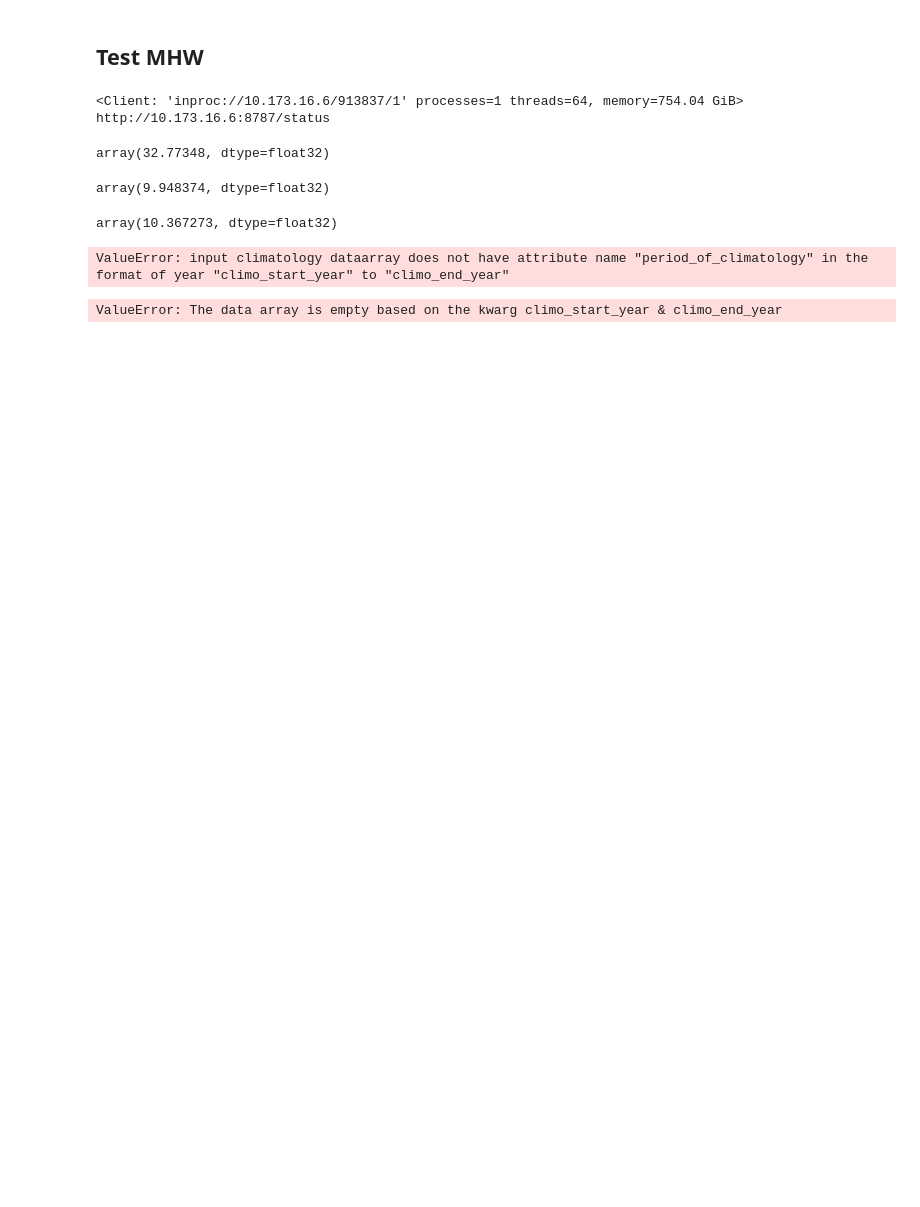
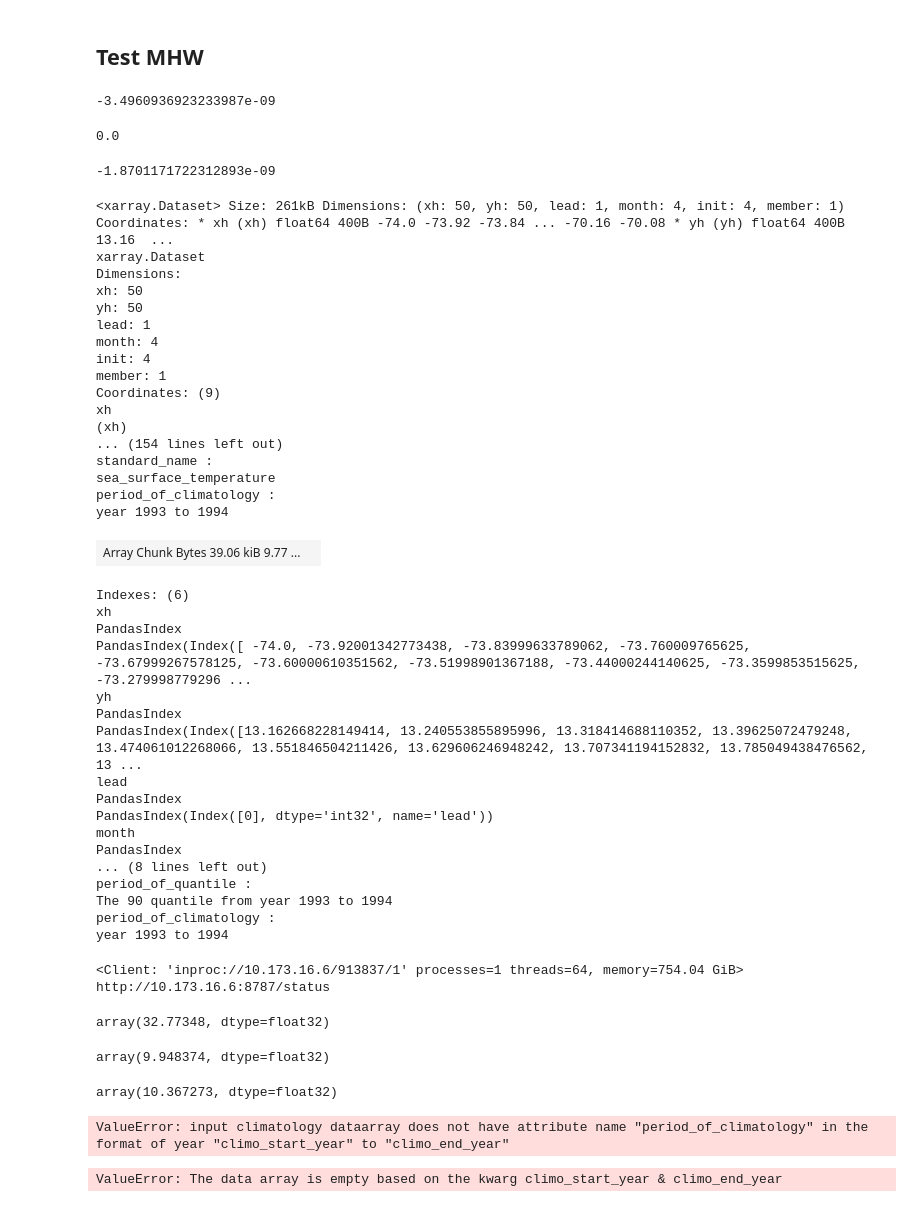
Before and after one commit to NOAA-CEFI-Portal/regional_mom6, a Jupyter notebook: mom6/notebook/mhw_module_test.ipynb, the cells around one changed output. Cells and saved outputs as stored; diff of their text form; code cells hidden in the pictures; blank space fills up the shorter version.

```diff
--- a/mom6/notebook/mhw_module_test.ipynb
+++ b/mom6/notebook/mhw_module_test.ipynb
@@ -7,6 +7,80 @@ from dask.distributed import Client
 from mom6.mom6_module import mom6_io
 from mom6.mom6_module import mom6_statistics
 from mom6.mom6_module import mom6_mhw
+# %%
+ClassForecast = mom6_io.MOM6Forecast(
+        var='tos',
+        data_relative_dir='forecast/',
+        static_relative_dir='static/',
+        grid='raw',
+        source='local'
+    )
+
+ds = ClassForecast.get_all()
+# %%
+ds = ds.rename({'geolon':'lon','geolat':'lat'})
+# %%
+class_mhw = mom6_mhw.MarineHeatwaveForecast(
+        ds.isel(
+            xh=slice(300,350),
+            yh=slice(100, 150),
+            lead=slice(0,1),
+            member=slice(0,1)
+        ),
+        'tos'
+    )
+# %%
+ds_mhw_batch = class_mhw.generate_forecast_batch(1993,1994,1993,1993,90)
+# %%
+ds_mhw_batch.tos_threshold90.max().data-0.37993317
+# %% [output]
+-3.4960936923233987e-09
+# %%
+ds_mhw_batch.mhw_prob90.sum().data-6775.
+# %% [output]
+0.0
+# %%
+ds_mhw_batch.ssta_avg.max().data-0.47491646
+# %% [output]
+-1.8701171722312893e-09
+# %%
+ds_mhw_batch
+# %% [output]
+<xarray.Dataset> Size: 261kB Dimensions: (xh: 50, yh: 50, lead: 1, month: 4, init: 4, member: 1) Coordinates: * xh (xh) float64 400B -74.0 -73.92 -73.84 ... -70.16 -70.08 * yh (yh) float64 400B 13.16  ...
+xarray.Dataset
+Dimensions:
+xh: 50
+yh: 50
+lead: 1
+month: 4
+init: 4
+member: 1
+Coordinates: (9)
+xh
+(xh)
+... (154 lines left out)
+standard_name :
+sea_surface_temperature
+period_of_climatology :
+year 1993 to 1994
+| Array Chunk Bytes 39.06 kiB 9.77 ... |  |
+Indexes: (6)
+xh
+PandasIndex
+PandasIndex(Index([ -74.0, -73.92001342773438, -73.83999633789062, -73.760009765625, -73.67999267578125, -73.60000610351562, -73.51998901367188, -73.44000244140625, -73.3599853515625, -73.279998779296 ...
+yh
+PandasIndex
+PandasIndex(Index([13.162668228149414, 13.240553855895996, 13.318414688110352, 13.39625072479248, 13.474061012268066, 13.551846504211426, 13.629606246948242, 13.707341194152832, 13.785049438476562, 13 ...
+lead
+PandasIndex
+PandasIndex(Index([0], dtype='int32', name='lead'))
+month
+PandasIndex
+... (8 lines left out)
+period_of_quantile :
+The 90 quantile from year 1993 to 1994
+period_of_climatology :
+year 1993 to 1994
 # %%
 ### open local cluster
 client = Client(processes=False)
```
Also changed, not shown: 1 other file.
